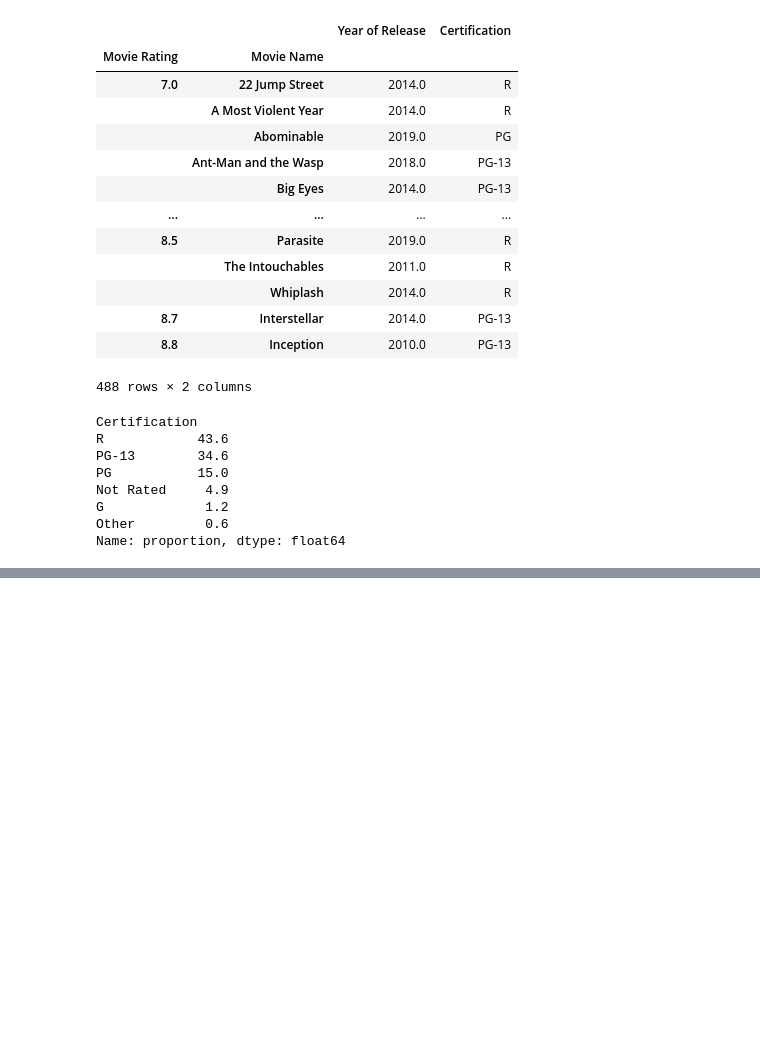
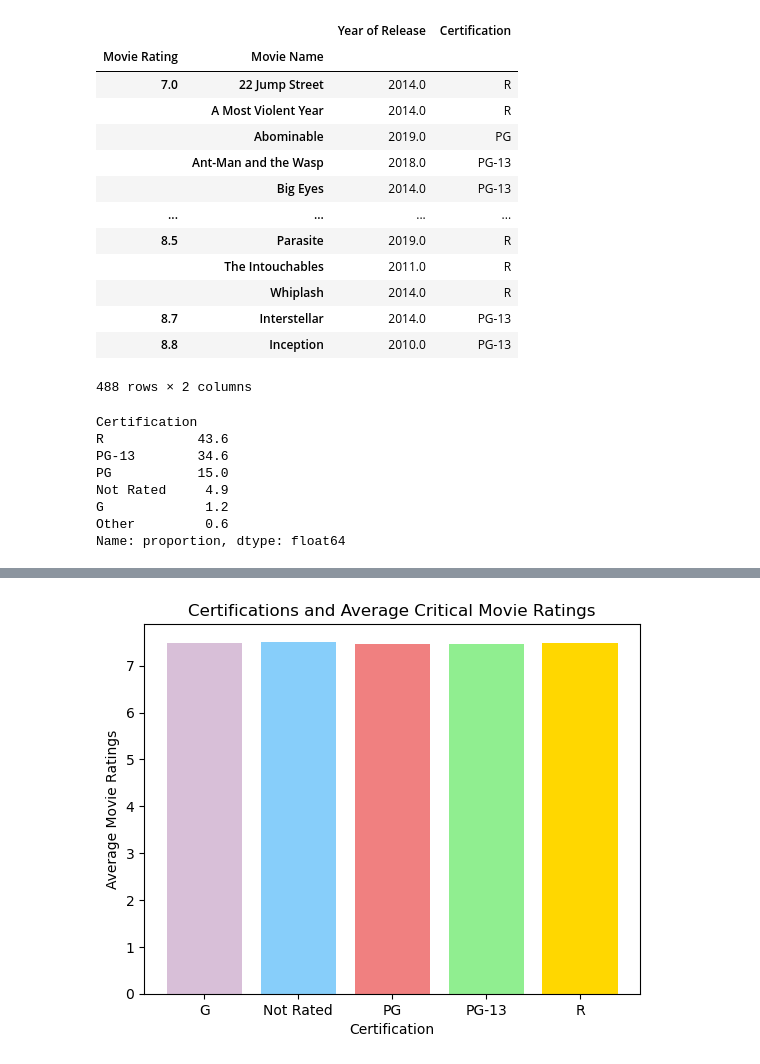
Before and after one commit to rackhamsauer/Project-1, a Jupyter notebook: Seren_Analysis.ipynb, the cells around one changed output, grey strips where cells are left out. Saved outputs shown, nothing was run; the diff lists cells and outputs as text; code cells hidden in the pictures; blank space fills up the shorter version.

```diff
--- a/Seren_Analysis.ipynb
+++ b/Seren_Analysis.ipynb
@@ -131,0 +171,8 @@ plt.show()
+# %%
+# Bar graph with filtered critical acclaim
+acclaim_avg = acclaim_df.groupby("Certification")
+acclaim_avg_df = acclaim_avg[["Movie Rating"]].mean()
+
+other = acclaim_avg_df.index == 'Other'
+acclaim_avg_df = acclaim_avg_df[~other]
+acclaim_avg_df
@@ -131,0 +187,9 @@ plt.show()
+# %%
+colors = ['thistle', 'lightskyblue', 'lightcoral', 'lightgreen', 'gold']
+plt.bar(acclaim_avg_df.index, acclaim_avg_df["Movie Rating"], color=colors, align="center")
+plt.title("Certifications and Average Critical Movie Ratings")
+plt.xlabel("Certification")
+plt.ylabel("Average Movie Ratings")
+plt.show()
+# %% [output]
+[figure, added]
```
Also changed, not shown: parts of 5 cells of this notebook.
